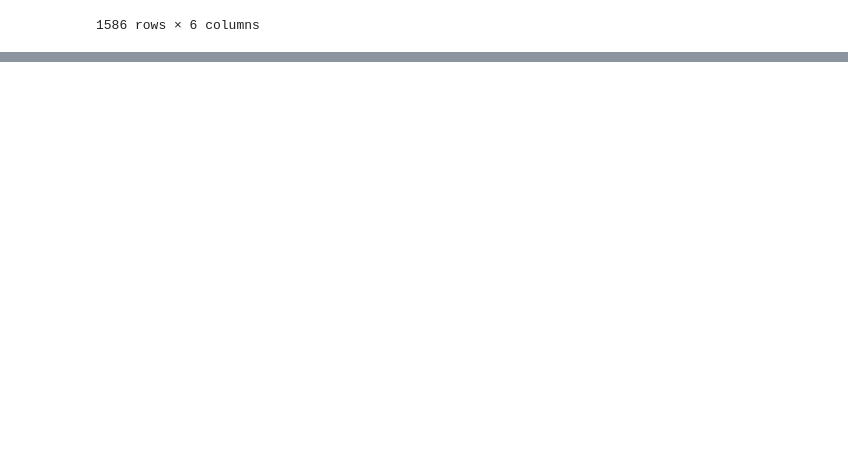
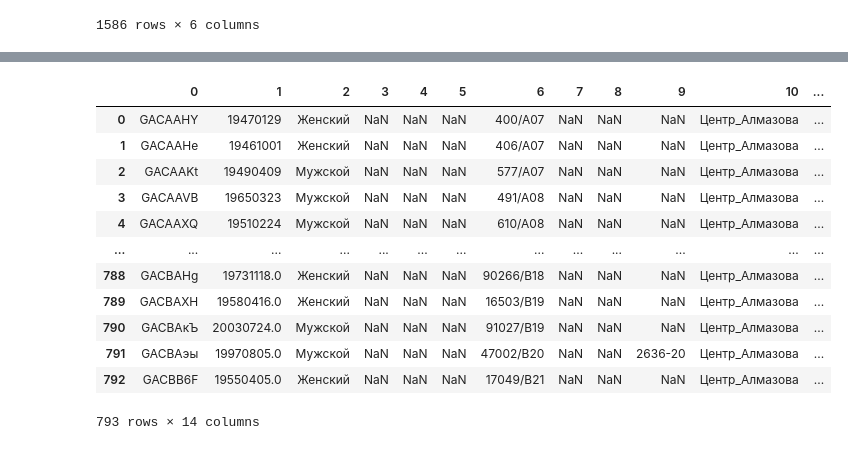
Before and after one commit to alex-mat-s/ITMO_MedicalStatistics, a Jupyter notebook: Project_DataPreprocessing.ipynb, the cells around one changed output, grey strips where cells are left out. Saved outputs shown, nothing was run; the diff lists cells and outputs as text; code cells hidden in the pictures; blank space fills up the shorter version.

```diff
--- a/Project_DataPreprocessing.ipynb
+++ b/Project_DataPreprocessing.ipynb
@@ -842,0 +891,14 @@ dataset_target.to_csv("dataset_target.csv")
+# %%
+col_name = data_analisis.columns.tolist()
+patient_ids = data_analisis["Name"].unique()
+
+for patient in patient_ids:
+    tmp_df = data_analisis[data_analisis["Name"]==patient]
+    tmp_lst = tmp_df["Urea"].tolist()
+    tmp_lst = [item for item in tmp_lst if not(pd.isnull(item)) == True]
+
+    print(tmp_lst)
+# %%
+tmp_df = data_analisis[data_analisis["Name"]=="GACBAНg"]
+tmp_lst = tmp_df["Prothrombin (according to Quick)"]
+tmp = [item for item in tmp_lst if not(pd.isnull(item)) == True]
@@ -842,0 +911,7 @@ dataset_target.to_csv("dataset_target.csv")
+# %%
+tmp_df = data_analisis[data_analisis["Name"]=="GACBAНg"]
+tmp_col = tmp_df["epizod"].tolist()
+
+for el in tmp_col:
+    if "GACBAНgAAIAEC" in el:
+        print(el)
@@ -842,0 +955,29 @@ dataset_target.to_csv("dataset_target.csv")
+# %%
+path = "/home/alexandra/ITMO/MedStat/Data for all nosologes 070721/AllPatientInformation20210707.txt"
+
+patient_info = pd.read_csv(path, sep='\t', encoding='cp1251')
+patient_ids = data["Name"].unique()
+patient_lst = []
+
+for patient in tqdm(patient_ids):
+    tmp_df = patient_info[patient_info["PatientName"]==patient]
+    tmp_lst = tmp_df.values.tolist()
+    for i in range(len(tmp_lst)):
+        patient_lst.append(tmp_lst[i])
+# %%
+tmp_df = pd.DataFrame(patient_lst)
+tmp_df
+# %% [output]
+|  | 0 | 1 | 2 | 3 | 4 | 5 | 6 | 7 | 8 | 9 | 10 | ... |
+| 0 | GACAAHY | 19470129 | Женский | NaN | NaN | NaN | 400/A07 | NaN | NaN | NaN | Центр_Алмазова | ... |
+| 1 | GACAAHe | 19461001 | Женский | NaN | NaN | NaN | 406/A07 | NaN | NaN | NaN | Центр_Алмазова | ... |
+| 2 | GACAAKt | 19490409 | Мужской | NaN | NaN | NaN | 577/A07 | NaN | NaN | NaN | Центр_Алмазова | ... |
+| 3 | GACAAVB | 19650323 | Мужской | NaN | NaN | NaN | 491/A08 | NaN | NaN | NaN | Центр_Алмазова | ... |
+| 4 | GACAAXQ | 19510224 | Мужской | NaN | NaN | NaN | 610/A08 | NaN | NaN | NaN | Центр_Алмазова | ... |
+| ... | ... | ... | ... | ... | ... | ... | ... | ... | ... | ... | ... | ... |
+| 788 | GACBAНg | 19731118.0 | Женский | NaN | NaN | NaN | 90266/B18 | NaN | NaN | NaN | Центр_Алмазова | ... |
+| 789 | GACBAХH | 19580416.0 | Женский | NaN | NaN | NaN | 16503/B19 | NaN | NaN | NaN | Центр_Алмазова | ... |
+| 790 | GACBAкЪ | 20030724.0 | Мужской | NaN | NaN | NaN | 91027/B19 | NaN | NaN | NaN | Центр_Алмазова | ... |
+| 791 | GACBAэы | 19970805.0 | Мужской | NaN | NaN | NaN | 47002/B20 | NaN | NaN | 2636-20 | Центр_Алмазова | ... |
+| 792 | GACBB6F | 19550405.0 | Женский | NaN | NaN | NaN | 17049/B21 | NaN | NaN | NaN | Центр_Алмазова | ... |
+793 rows × 14 columns
```
Also changed, not shown: parts of 104 cells of this notebook.
